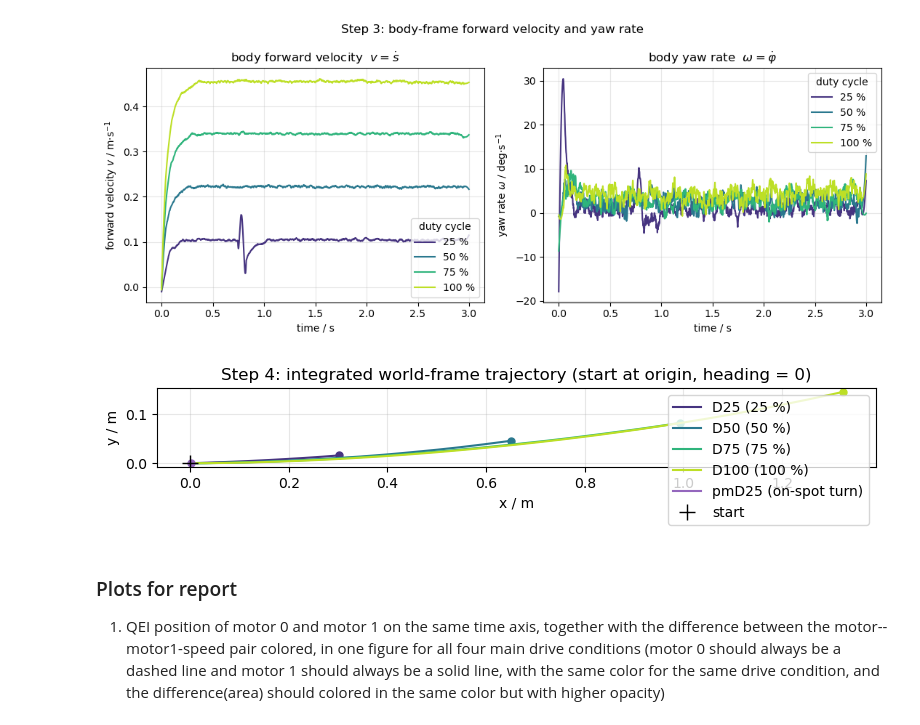
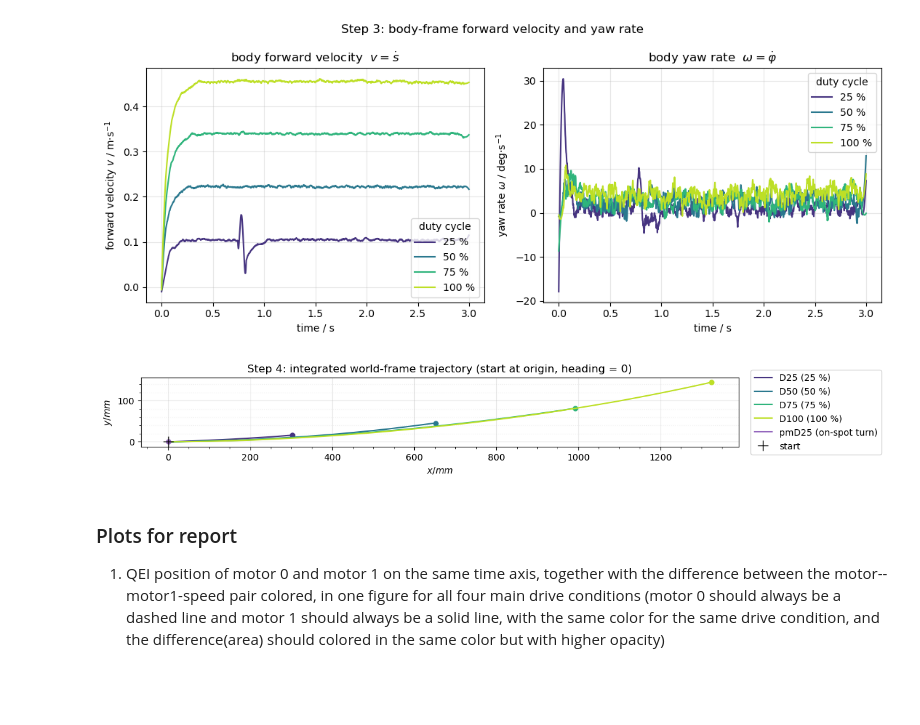
Before and after one commit to janisgra/RTP-T3-SoSe2026, a Jupyter notebook: 02_Preperations/drive-analysis.ipynb, the cells around one changed output. Saved outputs shown, nothing was run; the diff lists cells and outputs as text; code cells hidden in the pictures; blank space fills up the shorter version.

```diff
--- a/02_Preperations/drive-analysis.ipynb
+++ b/02_Preperations/drive-analysis.ipynb
@@ -272,3 +341,9 @@ plt.show()
 [figure]
 # %% [markdown]
 ### second derivative of position plotted as angular acceleration of motors over time (one plot per drive)
+# %%
+# Angular acceleration  α = d²θ/dt²  for each main duty cycle.
+# Savitzky–Golay second derivative, window 51 samples (≈102 ms), polyorder 4.
+for key, label in [("D25", "25 %"), ("D50", "50 %"), ("D75", "75 %"), ("D100", "100 %")]:
+    plot_acceleration(dfs[key], f"{key}.0 ({label} PWM): angular acceleration of both motors")
+    plt.show()
@@ -275,2 +355,8 @@ plt.show()
 # %% [markdown]
 ### third derivative of position plotted as motor jerk over time (one plot per drive)
+# %%
+# Motor jerk  j = d³θ/dt³  for each main duty cycle.
+# Savitzky–Golay third derivative, window 71 samples (≈142 ms), polyorder 5.
+for key, label in [("D25", "25 %"), ("D50", "50 %"), ("D75", "75 %"), ("D100", "100 %")]:
+    plot_jerk(dfs[key], f"{key}.0 ({label} PWM): motor jerk of both motors")
+    plt.show()
@@ -277,2 +368,10 @@ plt.show()
 # %% [markdown]
 ### first integral of speed plotted as absement of motors over time (one plot per drive)
+# %%
+# Absement  A(t) = ∫₀ᵗ θ(τ) dτ  for each main duty cycle.
+# Trapezoidal cumulative integral of the raw QEI position. Units: steps·s.
+# Note: header text says "first integral of speed" — strictly that is just position
+# again; absement is the first integral of *position*, which is what is plotted.
+for key, label in [("D25", "25 %"), ("D50", "50 %"), ("D75", "75 %"), ("D100", "100 %")]:
+    plot_absement(dfs[key], f"{key}.0 ({label} PWM): absement of both motors")
+    plt.show()
@@ -449,30 +595,41 @@ plt.show()
 [figure]
 # %%
 # Step 4 — world-frame trajectory (x, y) integrated from (s, φ).
-fig, ax = plt.subplots(figsize=(8, 8))
+MM = 1000.0
+
+fig, ax = plt.subplots(figsize=(15, 20))
 for (key, label), color in zip(DRIVES, DRIVE_COLORS):
     k = kins[key]
-    ax.plot(k["x"], k["y"], color=color, linewidth=1.5, label=f"{key} ({label})")
-    ax.plot(k["x"].iloc[-1], k["y"].iloc[-1], "o", color=color, markersize=5)
+    x_mm = k["x"] * MM
+    y_mm = k["y"] * MM
+    ax.plot(x_mm, y_mm, color=color, linewidth=1.5, label=f"{key} ({label})")
+    ax.plot(x_mm.iloc[-1], y_mm.iloc[-1], "o", color=color, markersize=5)
 
 # Overlay the on-spot turn for contrast (s ≈ 0, large Δφ)
 k = kins["pmD25"]
-ax.plot(k["x"], k["y"], color="tab:purple", linewidth=1.5, label="pmD25 (on-spot turn)")
-ax.plot(k["x"].iloc[-1], k["y"].iloc[-1], "o", color="tab:purple", markersize=5)
+x_mm = k["x"] * MM
+y_mm = k["y"] * MM
+ax.plot(x_mm, y_mm, color="tab:purple", linewidth=1.5, label="pmD25 (on-spot turn)")
+ax.plot(x_mm.iloc[-1], y_mm.iloc[-1], "o", color="tab:purple", markersize=5)
 
 ax.plot(0, 0, "k+", markersize=12, label="start")
-ax.set_xlabel("x / m")
-ax.set_ylabel("y / m")
+ax.set_xlabel("$x / mm$")
+ax.set_ylabel("$y / mm$")
 ax.set_aspect("equal", "box")
-ax.grid(True, alpha=0.3)
+ax.minorticks_on()
+ax.grid(True, which="major", axis="both", alpha=0.3)
+ax.grid(True, which="minor", axis="y", alpha=0.18, linestyle=":")
+ax.margins(y=0.08)
 ax.set_title("Step 4: integrated world-frame trajectory (start at origin, heading = 0)")
-ax.legend(loc="best")
-fig.tight_layout()
+
+# Keep legend fully outside the axes on the right.
+ax.legend(loc="center left", bbox_to_anchor=(1.02, 0.5), borderaxespad=0.0)
+fig.tight_layout(rect=[0.0, 0.0, 0.82, 1.0])
 
 fig.savefig(FIG_DIR / "differential-drive-trajectory.pdf", bbox_inches="tight")
 plt.show()
 # %% [output]
-[figure, old version]
+[figure, new version]
 # %% [markdown]
 ### Plots for report
 1) QEI position of motor 0 and motor 1 on the same time axis, together with the difference between the motor--motor1-speed pair colored, in one figure for all four main drive conditions (motor 0 should always be a dashed line and motor 1 should always be a solid line, with the same color for the same drive condition, and the difference(area) should colored in the same color but with higher opacity)
```
Also changed, not shown: parts of 5 cells of this notebook, 8 other files.
